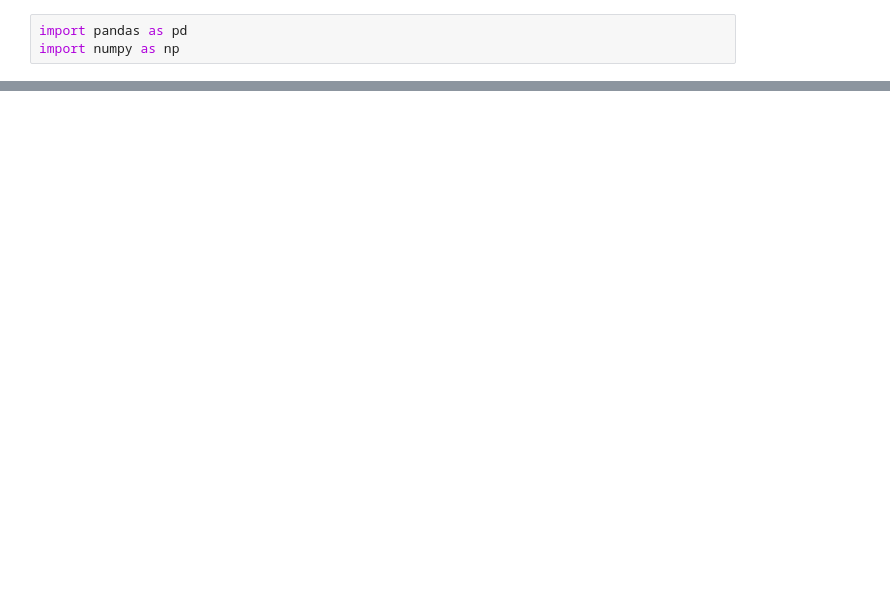
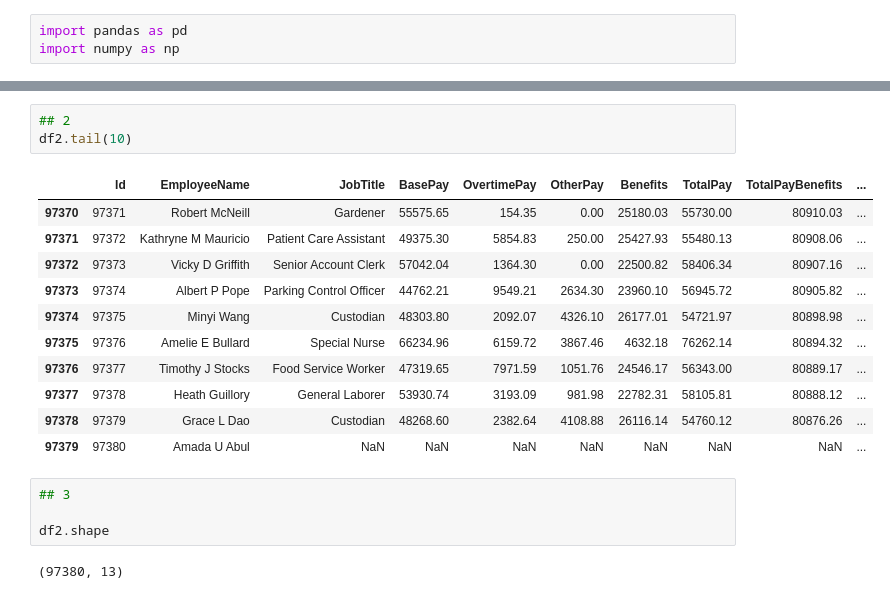
Before and after one commit to richa-agarwal-de/python-machine-learning, a Jupyter notebook: Pandas.ipynb, the cells around one changed output, grey strips where cells are left out. Drawn from its saved outputs; the diff is of its cells as text; blank space fills up the shorter version.

```diff
--- a/Pandas.ipynb
+++ b/Pandas.ipynb
@@ -22,0 +422,21 @@ print(df1)
+# %%
+## 2
+df2.tail(10)
+# %% [output]
+|  | Id | EmployeeName | JobTitle | BasePay | OvertimePay | OtherPay | Benefits | TotalPay | TotalPayBenefits | ... |
+| 97370 | 97371 | Robert McNeill | Gardener | 55575.65 | 154.35 | 0.00 | 25180.03 | 55730.00 | 80910.03 | ... |
+| 97371 | 97372 | Kathryne M Mauricio | Patient Care Assistant | 49375.30 | 5854.83 | 250.00 | 25427.93 | 55480.13 | 80908.06 | ... |
+| 97372 | 97373 | Vicky D Griffith | Senior Account Clerk | 57042.04 | 1364.30 | 0.00 | 22500.82 | 58406.34 | 80907.16 | ... |
+| 97373 | 97374 | Albert P Pope | Parking Control Officer | 44762.21 | 9549.21 | 2634.30 | 23960.10 | 56945.72 | 80905.82 | ... |
+| 97374 | 97375 | Minyi Wang | Custodian | 48303.80 | 2092.07 | 4326.10 | 26177.01 | 54721.97 | 80898.98 | ... |
+| 97375 | 97376 | Amelie E Bullard | Special Nurse | 66234.96 | 6159.72 | 3867.46 | 4632.18 | 76262.14 | 80894.32 | ... |
+| 97376 | 97377 | Timothy J Stocks | Food Service Worker | 47319.65 | 7971.59 | 1051.76 | 24546.17 | 56343.00 | 80889.17 | ... |
+| 97377 | 97378 | Heath Guillory | General Laborer | 53930.74 | 3193.09 | 981.98 | 22782.31 | 58105.81 | 80888.12 | ... |
+| 97378 | 97379 | Grace L Dao | Custodian | 48268.60 | 2382.64 | 4108.88 | 26116.14 | 54760.12 | 80876.26 | ... |
+| 97379 | 97380 | Amada U Abul | NaN | NaN | NaN | NaN | NaN | NaN | NaN | ... |
+# %%
+## 3
+
+df2.shape
+# %% [output]
+(97380, 13)
```
Also changed, not shown: parts of 89 cells of this notebook.
